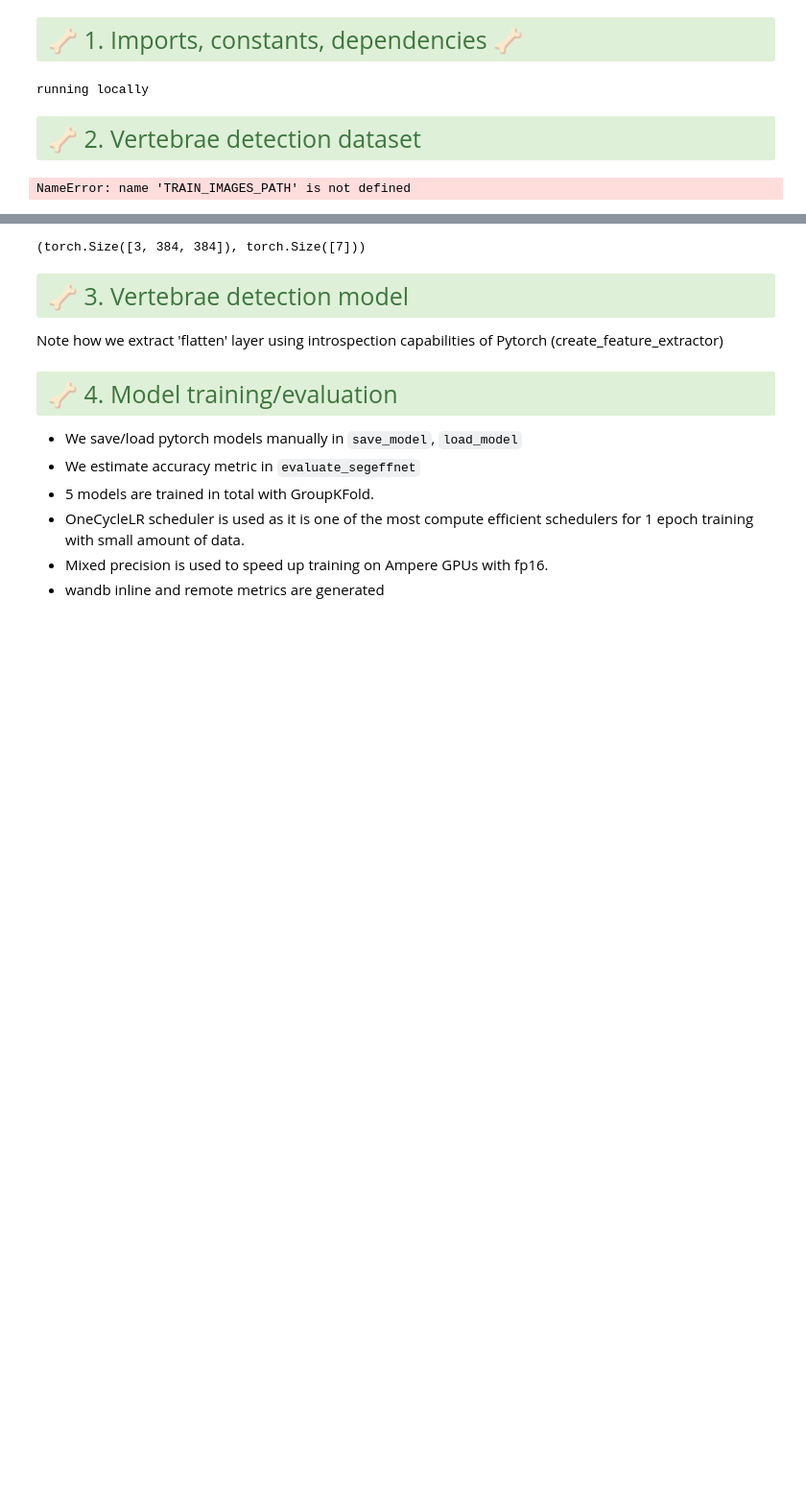
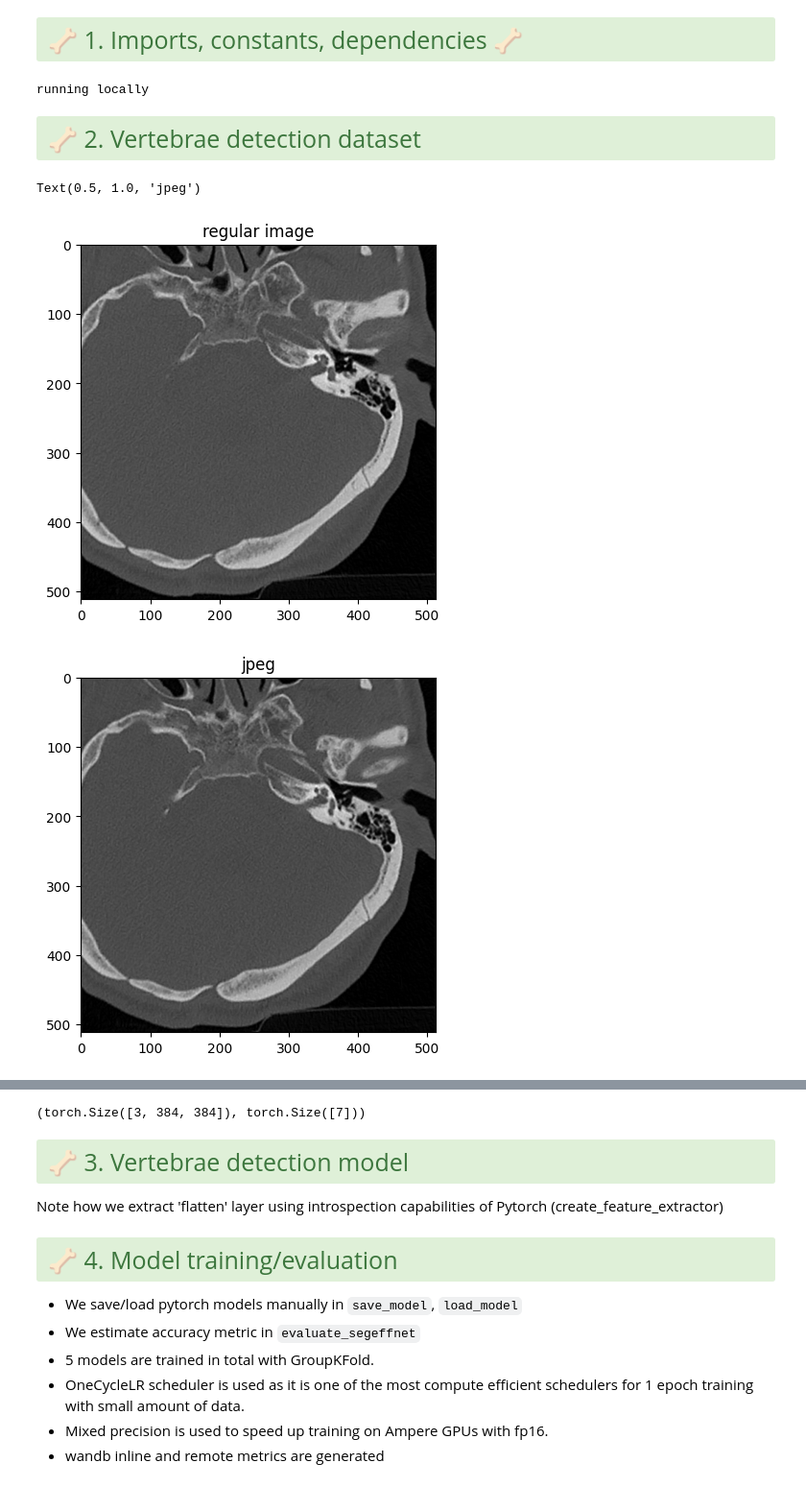
Before and after one commit to maitreya2954/cervical-fracture-detection, a Jupyter notebook: notebook/pytorch-effnetv2-vertebrae-detection-acc-0-95.ipynb, the cells around one changed output, grey strips where cells are left out. Shown at 96% size. Drawn from its saved outputs; the diff is of its cells as text; code cells hidden in the pictures; blank space fills up the shorter version.

```diff
--- a/notebook/pytorch-effnetv2-vertebrae-detection-acc-0-95.ipynb
+++ b/notebook/pytorch-effnetv2-vertebrae-detection-acc-0-95.ipynb
@@ -129,30 +130,32 @@ running locally
 # %%
 def load_dicom(path):
     """
     This supports loading both regular and compressed JPEG images.
     See the first sell with `pip install` commands for the necessary dependencies
     """
     img=dicom.dcmread(path)
     img.PhotometricInterpretation = 'YBR_FULL'
     data = img.pixel_array
     data = data - np.min(data)
     if np.max(data) != 0:
         data = data / np.max(data)
     data=(data * 255).astype(np.uint8)
     return cv2.cvtColor(data, cv2.COLOR_GRAY2RGB), img
 
 
-im, meta = load_dicom(f'{TRAIN_IMAGES_PATH}/1.2.826.0.1.3680043.10001/1.dcm')
+im, meta = load_dicom(f'{TRAIN_IMAGES_PATH}/1.2.826.0.1.3680043.14/1.dcm')
 plt.figure()
 plt.imshow(im)
 plt.title('regular image')
 
-im, meta = load_dicom(f'{TRAIN_IMAGES_PATH}/1.2.826.0.1.3680043.10014/1.dcm')
+im, meta = load_dicom(f'{TRAIN_IMAGES_PATH}/1.2.826.0.1.3680043.14/3.dcm')
 plt.figure()
 plt.imshow(im)
 plt.title('jpeg')
 # %% [output]
-NameError: name 'TRAIN_IMAGES_PATH' is not defined
+Text(0.5, 1.0, 'jpeg')
+[figure, added]
+[figure, added]
 # %%
 import pandas as pd
 df_seg = pd.read_csv(f'{METADATA_PATH}/meta_segmentation.csv')
```
Also changed, not shown: parts of 10 cells of this notebook.
